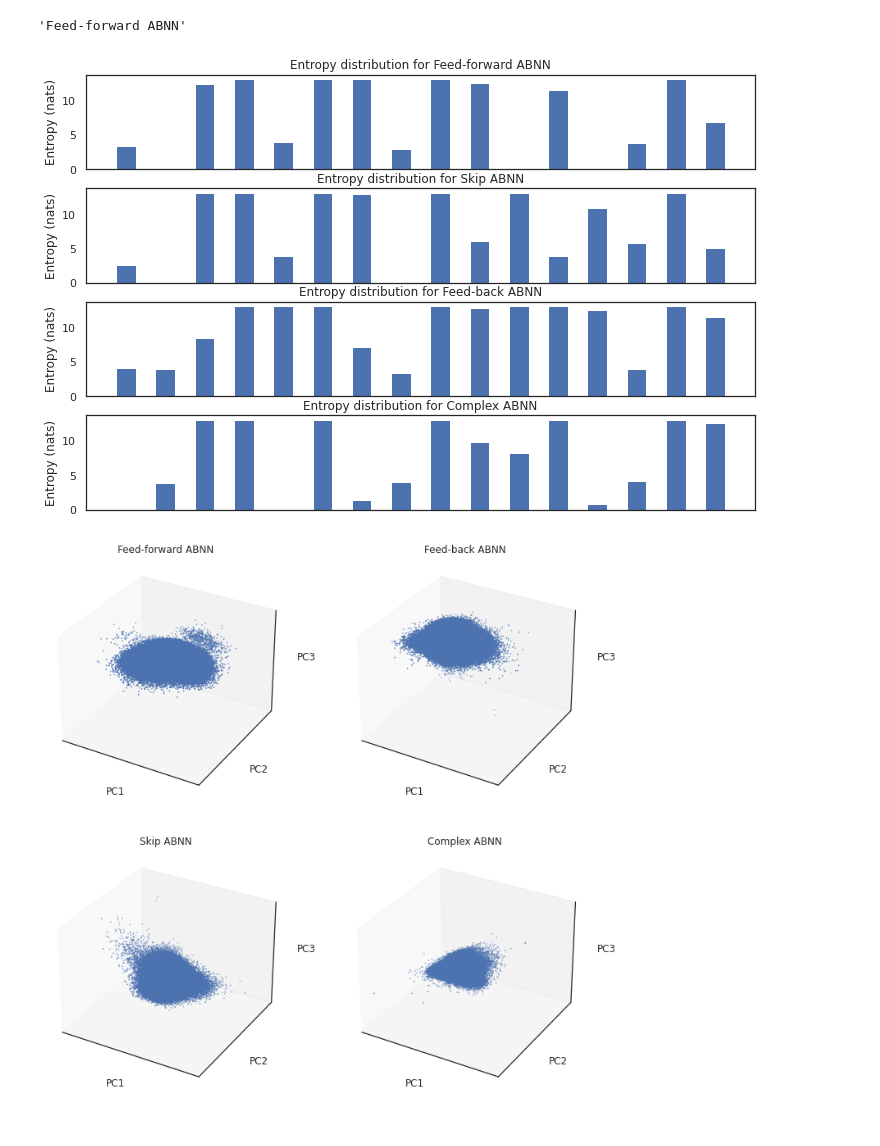
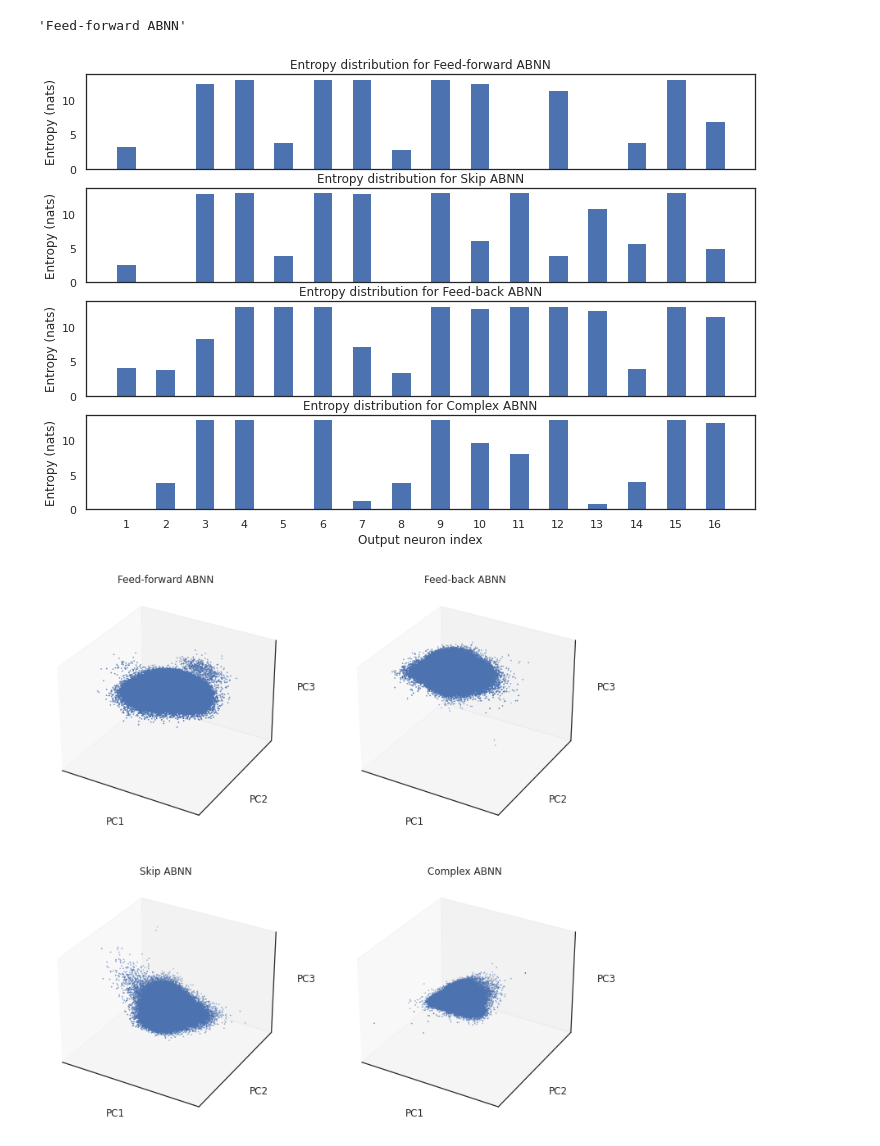
Before and after one commit to cngzlsh/BrainNet, a Jupyter notebook: abnn_pattern_analysis.ipynb, the cells around one changed output. Saved outputs shown, nothing was run; the diff lists cells and outputs as text; code cells hidden in the pictures.

```diff
--- a/abnn_pattern_analysis.ipynb
+++ b/abnn_pattern_analysis.ipynb
@@ -53,8 +53,8 @@ def calc_entropy(x:torch.Tensor):
 # %%
 _, Y_ff = load_data('./data/','feedforward_train_nonoise.pkl')
 _, Y_resid = load_data('./data/','residual_train_nonoise.pkl')
-_, Y_recur = load_data('./data/','recurrent_train_2_nonoise.pkl')
-_, Y_cplx = load_data('./data/','complex_train_2_nonoise.pkl')
+_, Y_recur = load_data('./data/','recurrent_train_nonoise.pkl')
+_, Y_cplx = load_data('./data/','complex_train_nonoise.pkl')
 Ys = [Y_ff, Y_resid, Y_recur, Y_cplx]
 d = {0: 'Feed-forward ABNN',
      1: 'Skip ABNN',
@@ -68,22 +68,24 @@ d[0]
 # %%
 plt.figure(figsize=(12,8))
 for i in range(4):
     plt.subplot(4,1,i+1)
     w = 1
 
     entropies = np.zeros(16)
     for j in range(16):
         entropies[j] = calc_entropy(Ys[i][:,:,j])
 
     plt.bar(np.arange(16) ,entropies, 0.5*w)
     plt.xticks([])
     # plt.xlabel('Output neuron')
     plt.ylabel('Entropy (nats)')
     plt.title(f'Entropy distribution for {d[i]}')
-    plt.savefig('./figures/entropy_distributions.png')
+plt.xticks(np.arange(16), np.arange(1,17))
+plt.xlabel('Output neuron index')
+plt.savefig('./figures/entropy_distributions.png')
 plt.show()
 # %% [output]
-[figure, old version]
+[figure, new version]
 # %%
 # principal component analysis of output
 
```
Also changed, not shown: parts of 1 cell of this notebook, 10 other files.
